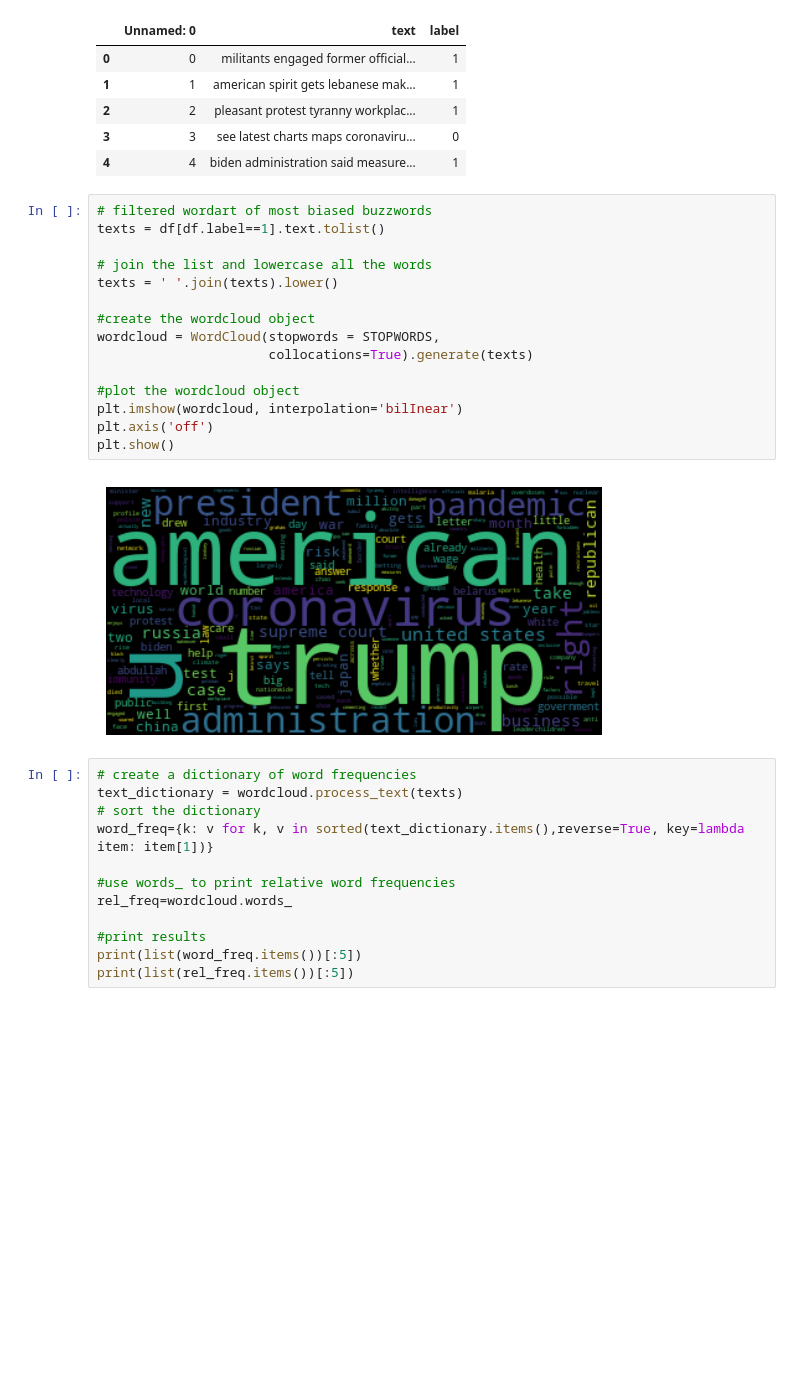
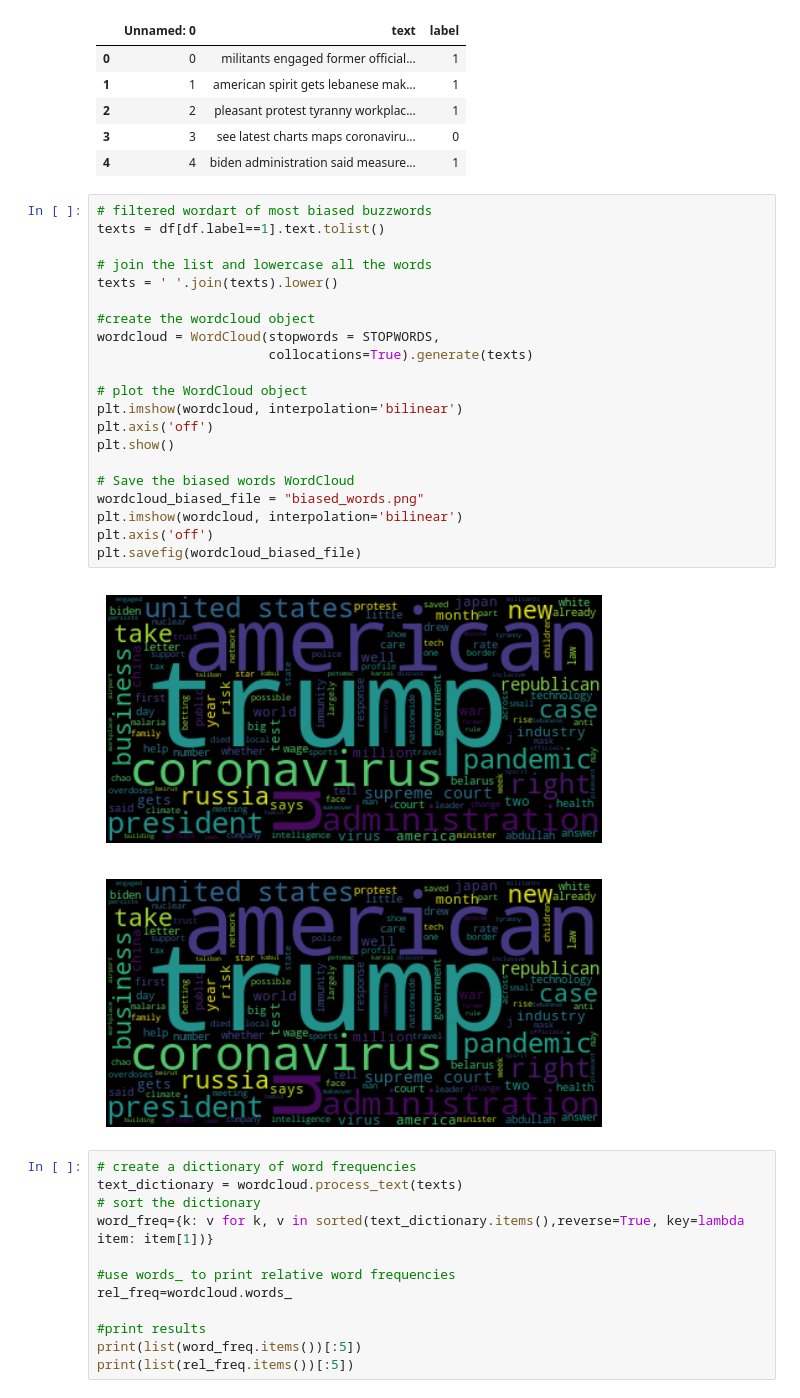
Before and after one commit to BenjaminRocco/Capstone_Project, a Jupyter notebook: part_03/Word_Cloud_Visuals.ipynb, the cells around one changed output. Drawn from its saved outputs; the diff is of its cells as text; blank space fills up the shorter version.

```diff
--- a/part_03/Word_Cloud_Visuals.ipynb
+++ b/part_03/Word_Cloud_Visuals.ipynb
@@ -25,20 +25,27 @@ df.head()
 # %%
 # filtered wordart of most biased buzzwords
 texts = df[df.label==1].text.tolist()
 
 # join the list and lowercase all the words
 texts = ' '.join(texts).lower()
 
 #create the wordcloud object
 wordcloud = WordCloud(stopwords = STOPWORDS,
                       collocations=True).generate(texts)
 
-#plot the wordcloud object
-plt.imshow(wordcloud, interpolation='bilInear')
+# plot the WordCloud object
+plt.imshow(wordcloud, interpolation='bilinear')
 plt.axis('off')
 plt.show()
+
+# Save the biased words WordCloud
+wordcloud_biased_file = "biased_words.png"
+plt.imshow(wordcloud, interpolation='bilinear')
+plt.axis('off')
+plt.savefig(wordcloud_biased_file)
 # %% [output]
-[figure, old version]
+[figure, new version]
+[figure, added]
 # %%
 # create a dictionary of word frequencies
 text_dictionary = wordcloud.process_text(texts)
```
Also changed, not shown: parts of 1 cell of this notebook, 5 other files.
